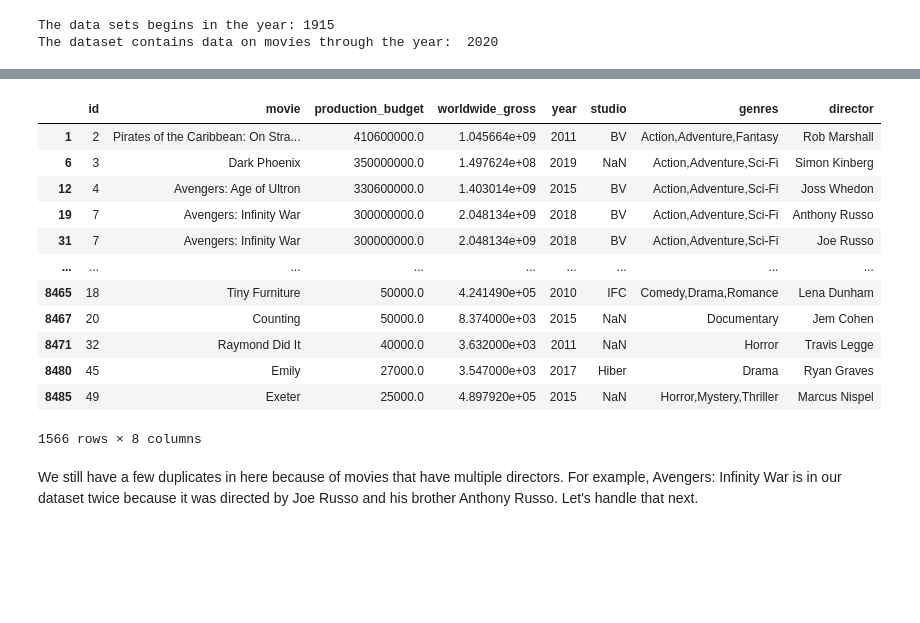
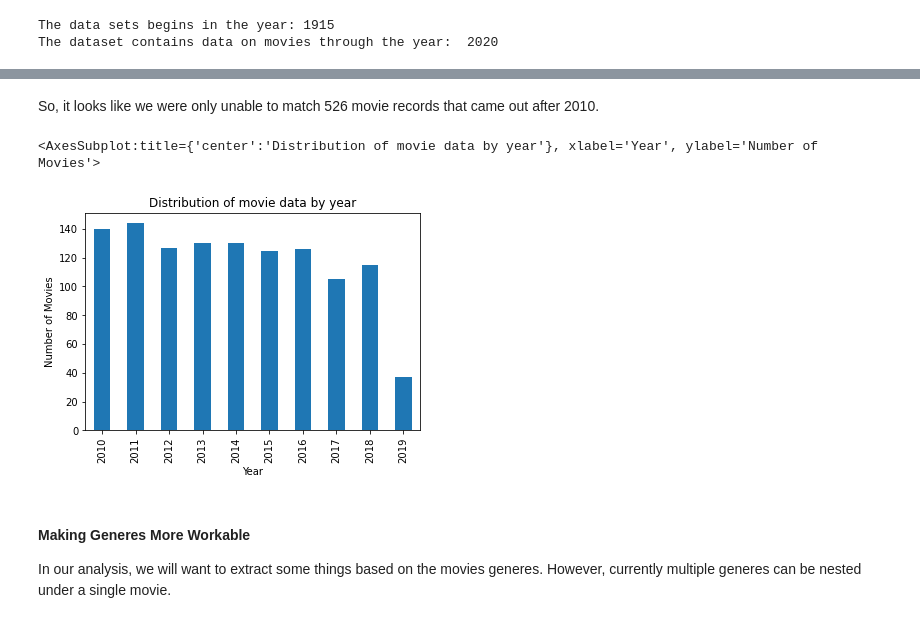
Before and after one commit to robertharrow/microsoft-movie-studio-analysis, a Jupyter notebook: microsoft_movie_studio_analysis.ipynb, the cells around one changed output, grey strips where cells are left out. Drawn from its saved outputs; the diff is of its cells as text; code cells hidden in the pictures; blank space fills up the shorter version.

```diff
--- a/microsoft_movie_studio_analysis.ipynb
+++ b/microsoft_movie_studio_analysis.ipynb
@@ -389,6 +505,0 @@ combined_data = combined_data.drop_duplicates()
-# %%
-# Next, we clean up the dataframe since after all these merges we ended up with some redundant columns
-
-combined_data = combined_data.drop(['title_x','domestic_gross_x','title/year',
-                                   'domestic_gross_y','title_notes','title_y',
-                                   'foreign_gross','year_y','year','release_date','title_cleaned'], 1)
@@ -395,21 +527,9 @@ combined_data = combined_data.drop(['title_x','domestic_gross_x','title/year',
+# %% [markdown]
+So, it looks like we were only unable to match 526 movie records that came out after 2010.
+# %%
+# Let's drop those NaN rows
+combined_data.dropna(subset=['movie_id'],inplace=True)
 # %%
 # Finally, I clean up the column titles a little bit to make them easier to work with
 
-combined_data.rename(columns={"year_x": "year"})
+combined_data.drop(['title/year','title','year_y','movie_id','release_date'],axis=1, inplace=True)
-# %% [output]
-|  | id | movie | production_budget | worldwide_gross | year | studio | genres | director |
-| 1 | 2 | Pirates of the Caribbean: On Stra... | 410600000.0 | 1.045664e+09 | 2011 | BV | Action,Adventure,Fantasy | Rob Marshall |
-| 6 | 3 | Dark Phoenix | 350000000.0 | 1.497624e+08 | 2019 | NaN | Action,Adventure,Sci-Fi | Simon Kinberg |
-| 12 | 4 | Avengers: Age of Ultron | 330600000.0 | 1.403014e+09 | 2015 | BV | Action,Adventure,Sci-Fi | Joss Whedon |
-| 19 | 7 | Avengers: Infinity War | 300000000.0 | 2.048134e+09 | 2018 | BV | Action,Adventure,Sci-Fi | Anthony Russo |
-| 31 | 7 | Avengers: Infinity War | 300000000.0 | 2.048134e+09 | 2018 | BV | Action,Adventure,Sci-Fi | Joe Russo |
-| ... | ... | ... | ... | ... | ... | ... | ... | ... |
-| 8465 | 18 | Tiny Furniture | 50000.0 | 4.241490e+05 | 2010 | IFC | Comedy,Drama,Romance | Lena Dunham |
-| 8467 | 20 | Counting | 50000.0 | 8.374000e+03 | 2015 | NaN | Documentary | Jem Cohen |
-| 8471 | 32 | Raymond Did It | 40000.0 | 3.632000e+03 | 2011 | NaN | Horror | Travis Legge |
-| 8480 | 45 | Emily | 27000.0 | 3.547000e+03 | 2017 | Hiber | Drama | Ryan Graves |
-| 8485 | 49 | Exeter | 25000.0 | 4.897920e+05 | 2015 | NaN | Horror,Mystery,Thriller | Marcus Nispel |
-1566 rows × 8 columns
-# %% [markdown]
-We still have a few duplicates in here because of movies that have multiple directors.
-For example, Avengers: Infinity War is in our dataset twice because it was directed by Joe Russo and his brother Anthony Russo. Let's handle that next.
@@ -418,0 +536,15 @@ combined_data = pd.merge(combined_data,duplicates[['movie','director']],on='movi
+# %%
+# Next we take a look at how our data is distributed by year.
+
+combined_data.groupby('year_x')['movie'].count().plot(kind='bar',
+                                                              legend=False,
+                                                              title='Distribution of movie data by year',
+                                                              ylabel="Number of Movies",
+                                                              xlabel="Year")
+# %% [output]
+<AxesSubplot:title={'center':'Distribution of movie data by year'}, xlabel='Year', ylabel='Number of Movies'>
+[figure, added]
+# %% [markdown]
+#### Making Generes More Workable
+
+In our analysis, we will want to extract some things based on the movies generes. However, currently multiple generes can be nested under a single movie.
```
Also changed, not shown: parts of 132 cells of this notebook.
